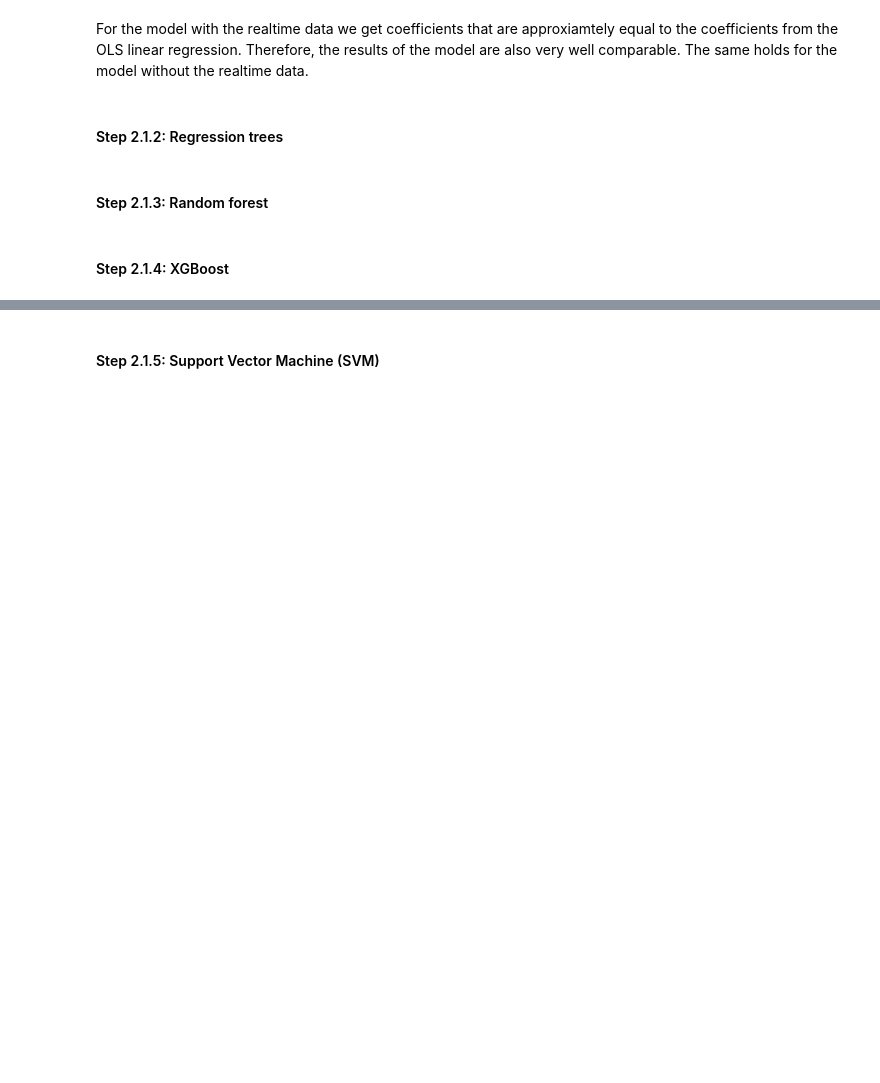
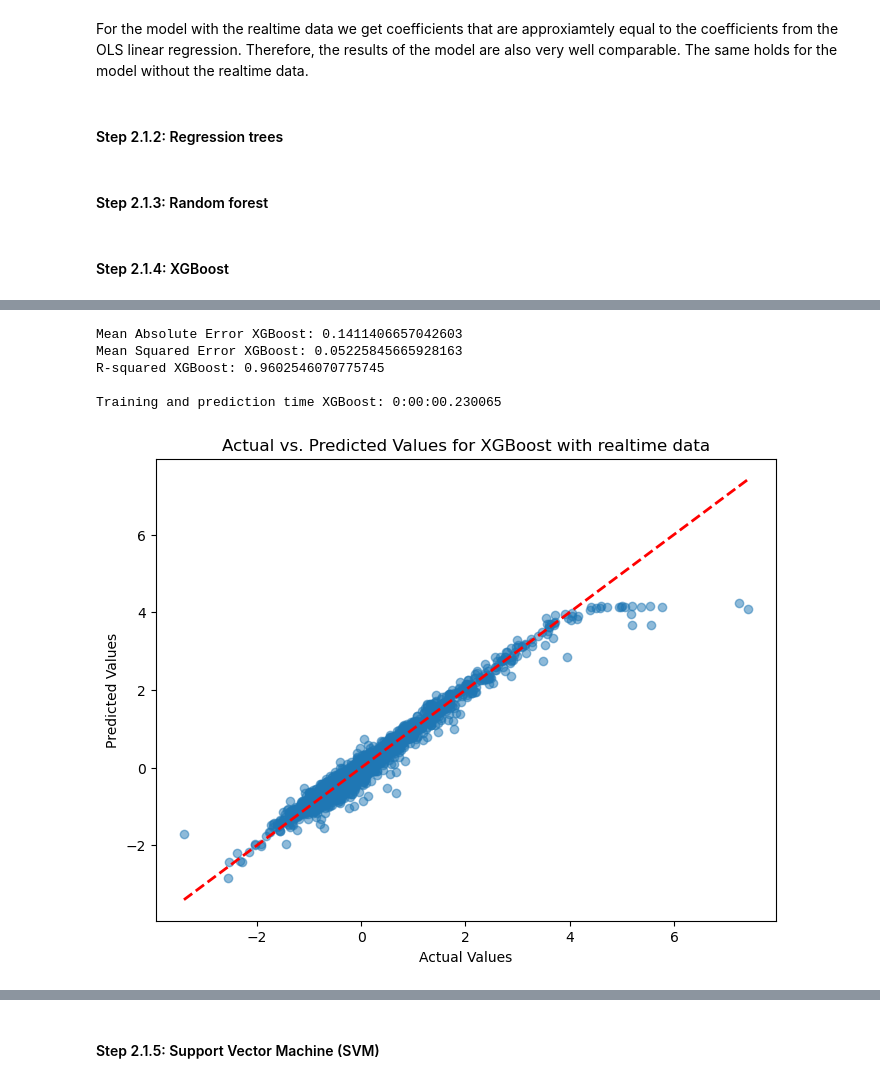
Before and after one commit to TomKoning1999/Final-project-code-folder, a Jupyter notebook: AH2179 final project group 4.ipynb, the cells around one changed output, grey strips where cells are left out. Drawn from its saved outputs; the diff is of its cells as text; code cells hidden in the pictures; blank space fills up the shorter version.

Commit message:
Added XGBoost for both with and without realtime data
Added XGBoost for both with and without realtime data

```diff
--- a/AH2179 final project group 4.ipynb
+++ b/AH2179 final project group 4.ipynb
@@ -1425,0 +1389,73 @@ For the model with the realtime data we get coefficients that are approxiamtely
+# %%
+# XGBoost with realtime data:
+# References for possible parameters for XGBoost:
+#https://xgboost.readthedocs.io/en/stable/parameter.html
+#https://medium.com/@rithpansanga/the-main-parameters-in-xgboost-and-their-effects-on-model-performance-4f9833cac7c
+
+
+#Set the potential parameters for the gridsearch
+param_grid_xgboost = {
+    'n_estimators': [5, 10, 25, 35, 50, 100],
+    'max_depth': [2, 5, 10, 50, 100],
+    'max_leaves': [2, 5, 10, 50, 100],
+    #'eta': [0.2, 0.5, 0.8],
+    #'alpha': [0, 1, 5, 10, 50],
+    #'lambda': [1, 5, 10, 50]
+}
+
+
+# Create the GridSearchCV object
+grid_search_xgboost = GridSearchCV(xgb.XGBRegressor(), param_grid_xgboost, cv=5, verbose=1, scoring='r2')
+
+# Fit the grid search to the training data
+grid_search_xgboost.fit(x_train, y_train)
+
+# Get and print the best parameters
+best_params_xgboost = grid_search_xgboost.best_params_
+print("Best Parameters XGBoost with realtime data:", best_params_xgboost, "\n")
+
+#Set-up time measurement function:
+start_time_xgboost = dt.datetime.now()
+
+#Set up the model and calculate the R-square score for 5-folds to check the stability of the results:
+best_xgboost = xgb.XGBRegressor(n_estimators=best_params_xgboost['n_estimators'], max_depth=best_params_xgboost['max_depth'],
+                               max_leaves=best_params_xgboost['max_leaves'])
+cross_val_score_xgboost = cross_val_score(best_xgboost, x_train , y_train, cv=5, verbose=1)
+print("cross_val_score_xgboost: ", cross_val_score_xgboost, "\n")
+
+# Fit the model to the training data:
+best_xgboost.fit(x_train, y_train)
+y_pred_xgboost = best_xgboost.predict(x_test)
+
+#Calculate the performance indicators:
+mae_xgboost = mean_absolute_error(y_test, y_pred_xgboost)
+mse_xgboost = mean_squared_error(y_test, y_pred_xgboost)
+r2_xgboost = r2_score(y_test, y_pred_xgboost)
+
+#Finish time measurement:
+end_time_xgboost = dt.datetime.now()
+duration_xgboost = end_time_xgboost - start_time_xgboost
+
+#Print final scores on the test set:
+print(f"Mean Absolute Error XGBoost: {mae_xgboost}")
+print(f"Mean Squared Error XGBoost: {mse_xgboost}")
+print(f"R-squared XGBoost: {r2_xgboost}\n")
+
+print(f"Training and prediction time XGBoost: {duration_xgboost}\n")
+
+
+# Create a scatter plot to visualize the relationship
+plt.figure(figsize=(8, 6))
+plt.scatter(y_test, y_pred_xgboost, alpha=0.5)  # Plot actual vs. predicted values
+
+# Add labels and title
+plt.xlabel("Actual Values")
+plt.ylabel("Predicted Values")
+plt.title("Actual vs. Predicted Values for XGBoost with realtime data")
+
+# Add a diagonal line for reference (perfect predictions)
+plt.plot([min(y_test), max(y_test)], [min(y_test), max(y_test)], linestyle='--', color='red', lw=2)
+
+# Show the plot
+plt.show()
+# %% [output]
@@ -1425,0 +1468,6 @@ For the model with the realtime data we get coefficients that are approxiamtely
+Mean Absolute Error XGBoost: 0.1411406657042603
+Mean Squared Error XGBoost: 0.05225845665928163
+R-squared XGBoost: 0.9602546070775745
+
+Training and prediction time XGBoost: 0:00:00.230065
+[figure, added]
```
Also changed, not shown: parts of 12 cells of this notebook.
